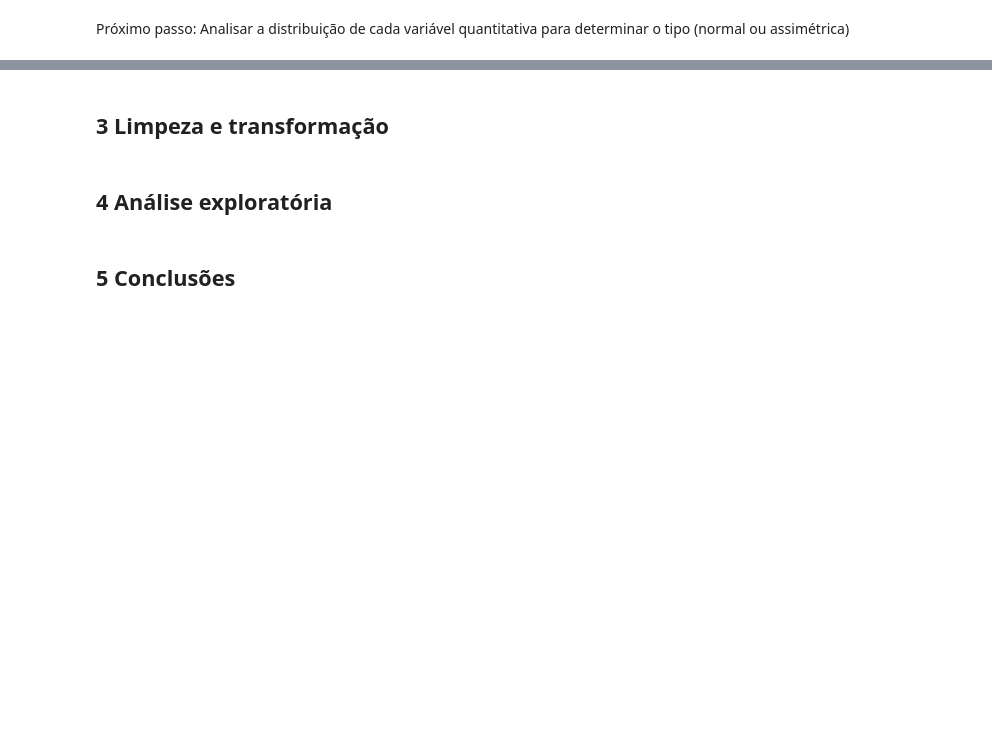
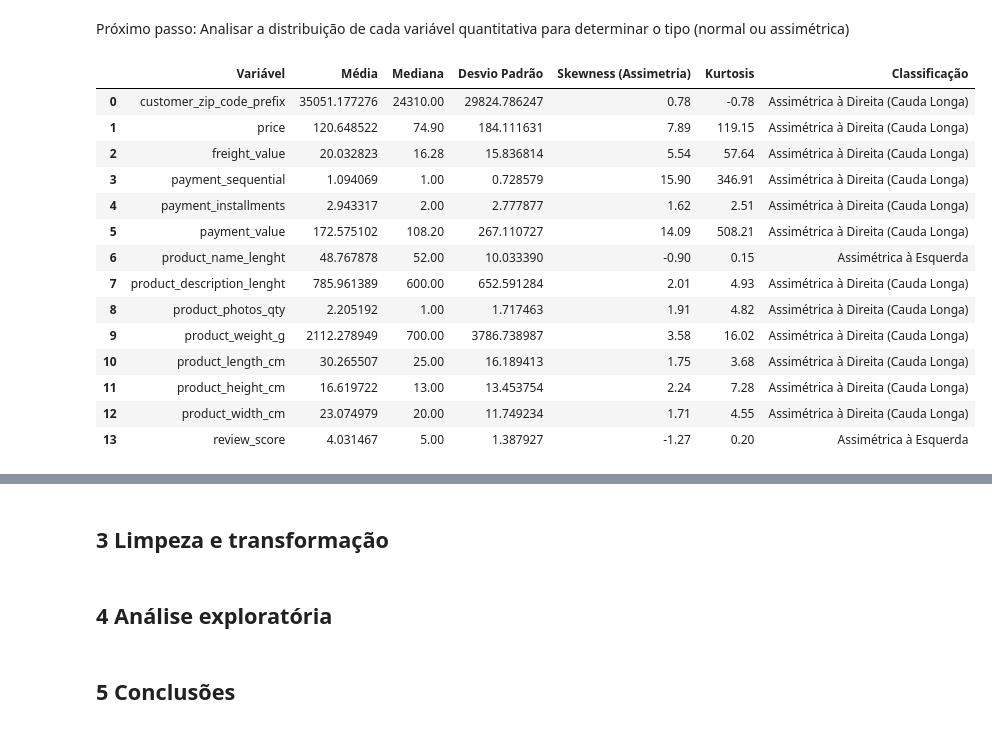
Before and after one commit to heliobrandao/projeto-tecnicas-programacao-i-py-ada, a Jupyter notebook: notebooks/analise.ipynb, the cells around one changed output, grey strips where cells are left out. Cells and saved outputs as stored; diff of their text form; code cells hidden in the pictures; blank space fills up the shorter version.

Commit message:
docs: adiciona analise de distribuicao das variaveis quantitativas

```diff
--- a/notebooks/analise.ipynb
+++ b/notebooks/analise.ipynb
@@ -124,2 +233,53 @@ display(df_outliers_z.head())
 # %% [markdown]
 Próximo passo: Analisar a distribuição de cada variável quantitativa para determinar o tipo (normal ou assimétrica)
+# %%
+# 2.3 Análise de Distribuição das Variáveis Quantitativas
+
+# Seleção das colunas numéricas (excluindo IDs sequenciais/códigos se houver)
+colunas_numericas = df.select_dtypes(include=["number"]).columns
+if 'order_item_id' in colunas_numericas:
+    colunas_numericas = colunas_numericas.drop(['order_item_id'])
+
+# Cálculo das métricas de Assimetria (Skewness) e Curtose (Kurtosis)
+dados_distribuicao = []
+
+for col in colunas_numericas:
+    skew = df[col].skew()
+    kurt = df[col].kurt()
+
+    # Classificação baseada no Skewness
+    if abs(skew) < 0.5:
+        tipo_distribuicao = "Aproximadamente Normal"
+    elif skew >= 0.5:
+        tipo_distribuicao = "Assimétrica à Direita (Cauda Longa)"
+    else:
+        tipo_distribuicao = "Assimétrica à Esquerda"
+
+    dados_distribuicao.append({
+        'Variável': col,
+        'Média': df[col].mean(),
+        'Mediana': df[col].median(),
+        'Desvio Padrão': df[col].std(),
+        'Skewness (Assimetria)': round(skew, 2),
+        'Kurtosis': round(kurt, 2),
+        'Classificação': tipo_distribuicao
+    })
+
+df_distribuicao = pd.DataFrame(dados_distribuicao)
+display(df_distribuicao)
+# %% [output]
+|  | Variável | Média | Mediana | Desvio Padrão | Skewness (Assimetria) | Kurtosis | Classificação |
+| 0 | customer_zip_code_prefix | 35051.177276 | 24310.00 | 29824.786247 | 0.78 | -0.78 | Assimétrica à Direita (Cauda Longa) |
+| 1 | price | 120.648522 | 74.90 | 184.111631 | 7.89 | 119.15 | Assimétrica à Direita (Cauda Longa) |
+| 2 | freight_value | 20.032823 | 16.28 | 15.836814 | 5.54 | 57.64 | Assimétrica à Direita (Cauda Longa) |
+| 3 | payment_sequential | 1.094069 | 1.00 | 0.728579 | 15.90 | 346.91 | Assimétrica à Direita (Cauda Longa) |
+| 4 | payment_installments | 2.943317 | 2.00 | 2.777877 | 1.62 | 2.51 | Assimétrica à Direita (Cauda Longa) |
+| 5 | payment_value | 172.575102 | 108.20 | 267.110727 | 14.09 | 508.21 | Assimétrica à Direita (Cauda Longa) |
+| 6 | product_name_lenght | 48.767878 | 52.00 | 10.033390 | -0.90 | 0.15 | Assimétrica à Esquerda |
+| 7 | product_description_lenght | 785.961389 | 600.00 | 652.591284 | 2.01 | 4.93 | Assimétrica à Direita (Cauda Longa) |
+| 8 | product_photos_qty | 2.205192 | 1.00 | 1.717463 | 1.91 | 4.82 | Assimétrica à Direita (Cauda Longa) |
+| 9 | product_weight_g | 2112.278949 | 700.00 | 3786.738987 | 3.58 | 16.02 | Assimétrica à Direita (Cauda Longa) |
+| 10 | product_length_cm | 30.265507 | 25.00 | 16.189413 | 1.75 | 3.68 | Assimétrica à Direita (Cauda Longa) |
+| 11 | product_height_cm | 16.619722 | 13.00 | 13.453754 | 2.24 | 7.28 | Assimétrica à Direita (Cauda Longa) |
+| 12 | product_width_cm | 23.074979 | 20.00 | 11.749234 | 1.71 | 4.55 | Assimétrica à Direita (Cauda Longa) |
+| 13 | review_score | 4.031467 | 5.00 | 1.387927 | -1.27 | 0.20 | Assimétrica à Esquerda |
```
Also changed, not shown: parts of 11 cells of this notebook.
